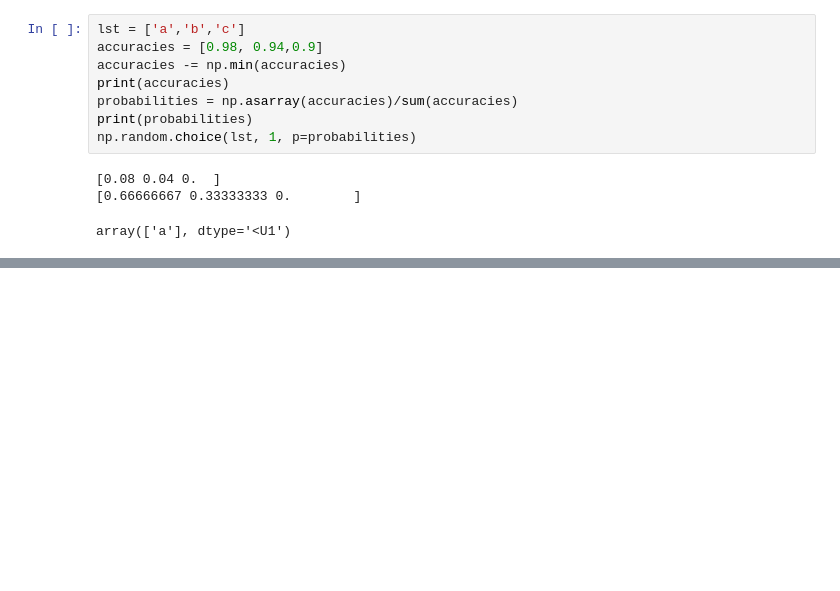
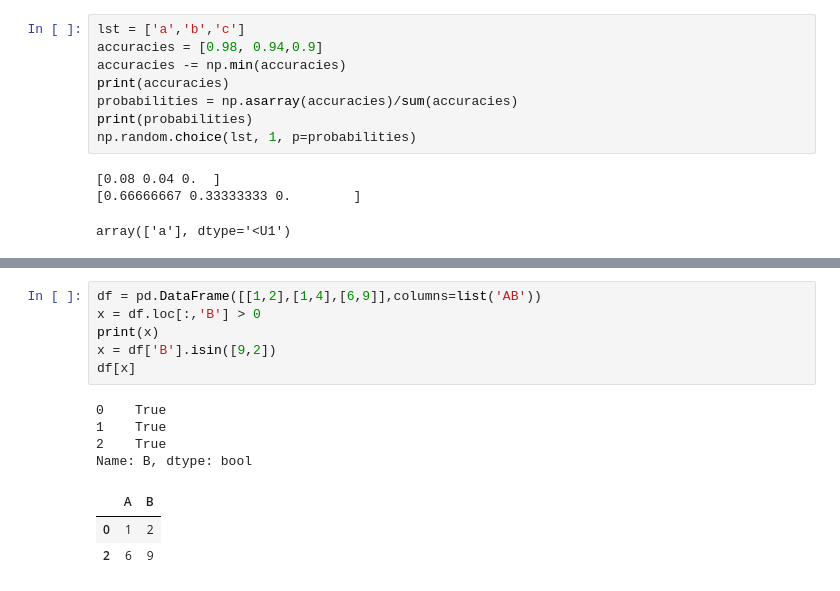
Before and after one commit to ArmanHZ/CS_454_Project, a Jupyter notebook: slp_decision_tree.ipynb, the cells around one changed output, grey strips where cells are left out. Saved outputs shown, nothing was run; the diff lists cells and outputs as text; blank space fills up the shorter version.

```diff
--- a/slp_decision_tree.ipynb
+++ b/slp_decision_tree.ipynb
@@ -427,0 +440,14 @@ tree_accuracy = metrics.accuracy_score(y_valid_filtered, y_pred)
+# %%
+df = pd.DataFrame([[1,2],[1,4],[6,9]],columns=list('AB'))
+x = df.loc[:,'B'] > 0
+print(x)
+x = df['B'].isin([9,2])
+df[x]
+# %% [output]
+0    True
+1    True
+2    True
+Name: B, dtype: bool
+|  | A | B |
+| 0 | 1 | 2 |
+| 2 | 6 | 9 |
```
Also changed, not shown: parts of 10 cells of this notebook.
